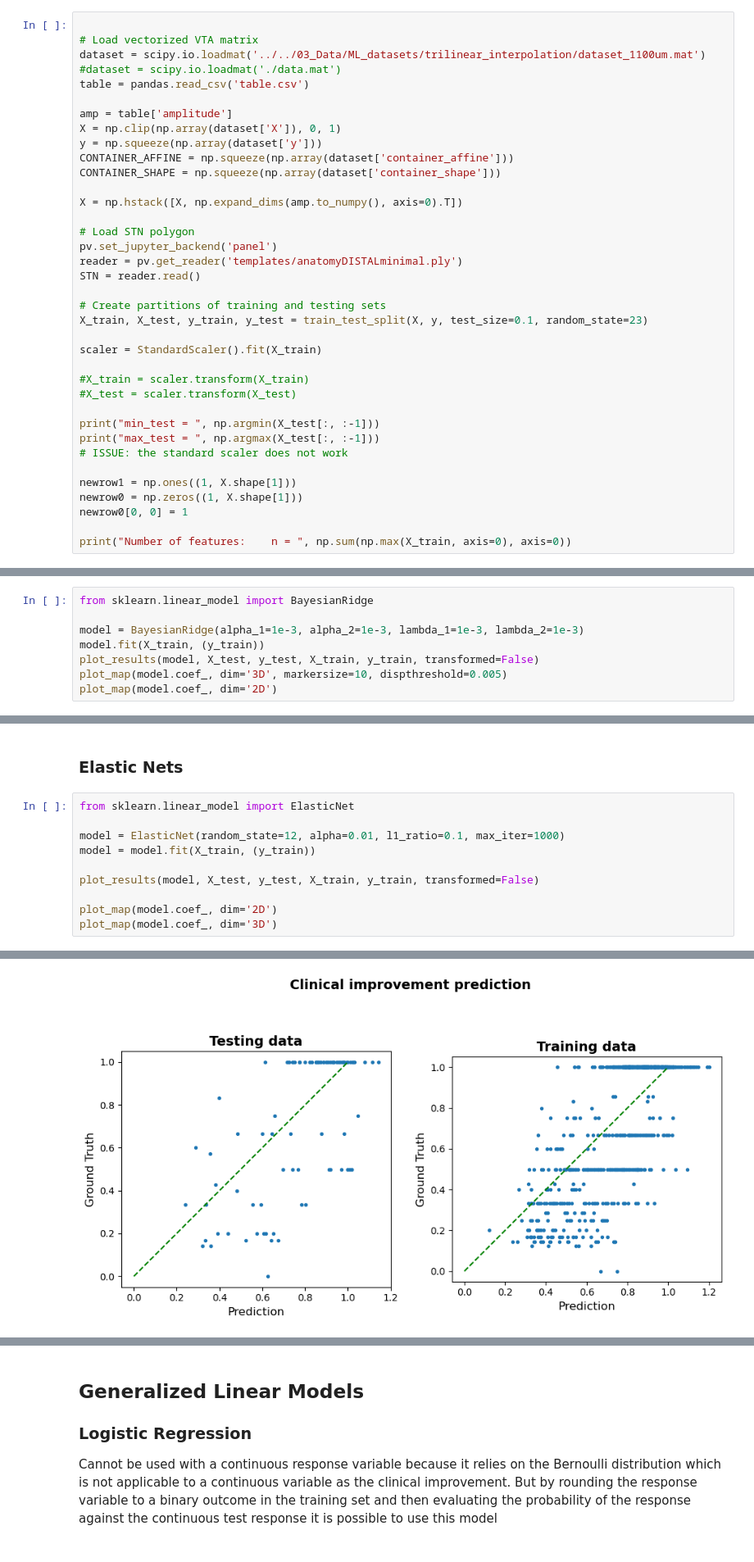
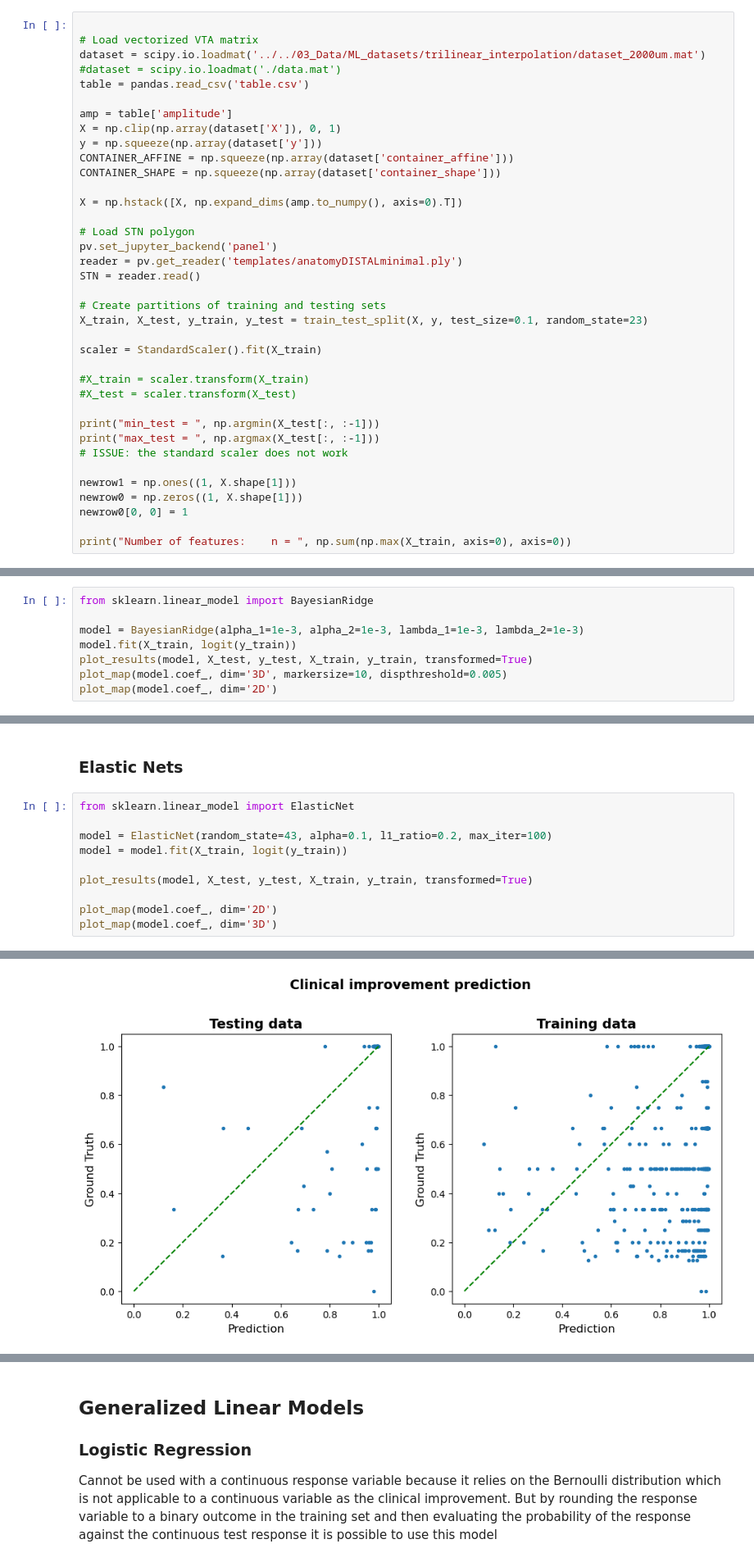
Before and after one commit to QuentinSav/probabilistic-stimulation-maps, a Jupyter notebook: modelEvaluation.ipynb, the cells around one changed output, grey strips where cells are left out. Shown at 82% size. Drawn from its saved outputs; the diff is of its cells as text.

```diff
--- a/modelEvaluation.ipynb
+++ b/modelEvaluation.ipynb
@@ -32,7 +32,7 @@ The data have already been preprocessed using the matlab class PSM (using the ge
 # %%
 
 # Load vectorized VTA matrix
-dataset = scipy.io.loadmat('../../03_Data/ML_datasets/trilinear_interpolation/dataset_1100um.mat')
+dataset = scipy.io.loadmat('../../03_Data/ML_datasets/trilinear_interpolation/dataset_2000um.mat')
 #dataset = scipy.io.loadmat('./data.mat')
 table = pandas.read_csv('table.csv')
 
@@ -447,8 +439,8 @@ Amplitude coefficient =  -1.1209388699498959
 from sklearn.linear_model import BayesianRidge
 
 model = BayesianRidge(alpha_1=1e-3, alpha_2=1e-3, lambda_1=1e-3, lambda_2=1e-3)
-model.fit(X_train, (y_train))
-plot_results(model, X_test, y_test, X_train, y_train, transformed=False)
+model.fit(X_train, logit(y_train))
+plot_results(model, X_test, y_test, X_train, y_train, transformed=True)
 plot_map(model.coef_, dim='3D', markersize=10, dispthreshold=0.005)
 plot_map(model.coef_, dim='2D')
 # %% [output]
@@ -536,10 +524,10 @@ Amplitude coefficient =  0.1401889256600423
 # %%
 from sklearn.linear_model import ElasticNet
 
-model = ElasticNet(random_state=12, alpha=0.01, l1_ratio=0.1, max_iter=1000)
-model = model.fit(X_train, (y_train))
+model = ElasticNet(random_state=43, alpha=0.1, l1_ratio=0.2, max_iter=100)
+model = model.fit(X_train, logit(y_train))
 
-plot_results(model, X_test, y_test, X_train, y_train, transformed=False)
+plot_results(model, X_test, y_test, X_train, y_train, transformed=True)
 
 plot_map(model.coef_, dim='2D')
 plot_map(model.coef_, dim='3D')
@@ -563,2 +551,2 @@ plot_map(model.coef_, dim='3D')
-[figure, old version]
+[figure, new version]
 Coefficient of determination (R²):
```
Also changed, not shown: parts of 13 cells of this notebook, 1 other file.
